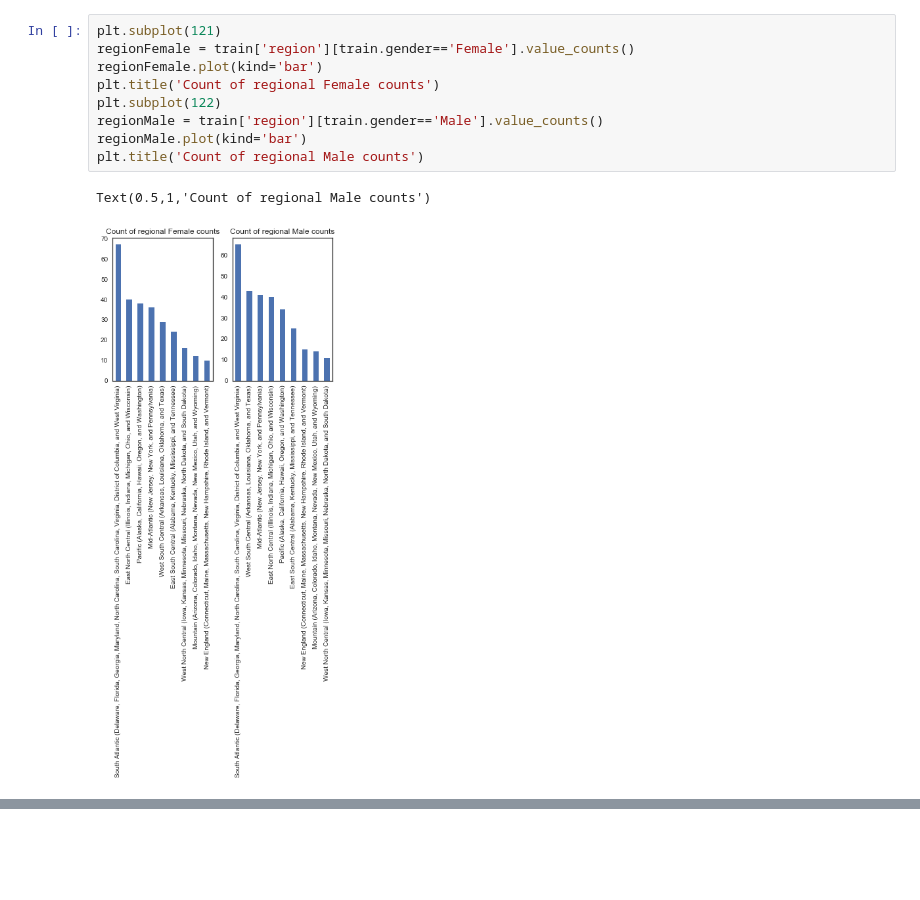
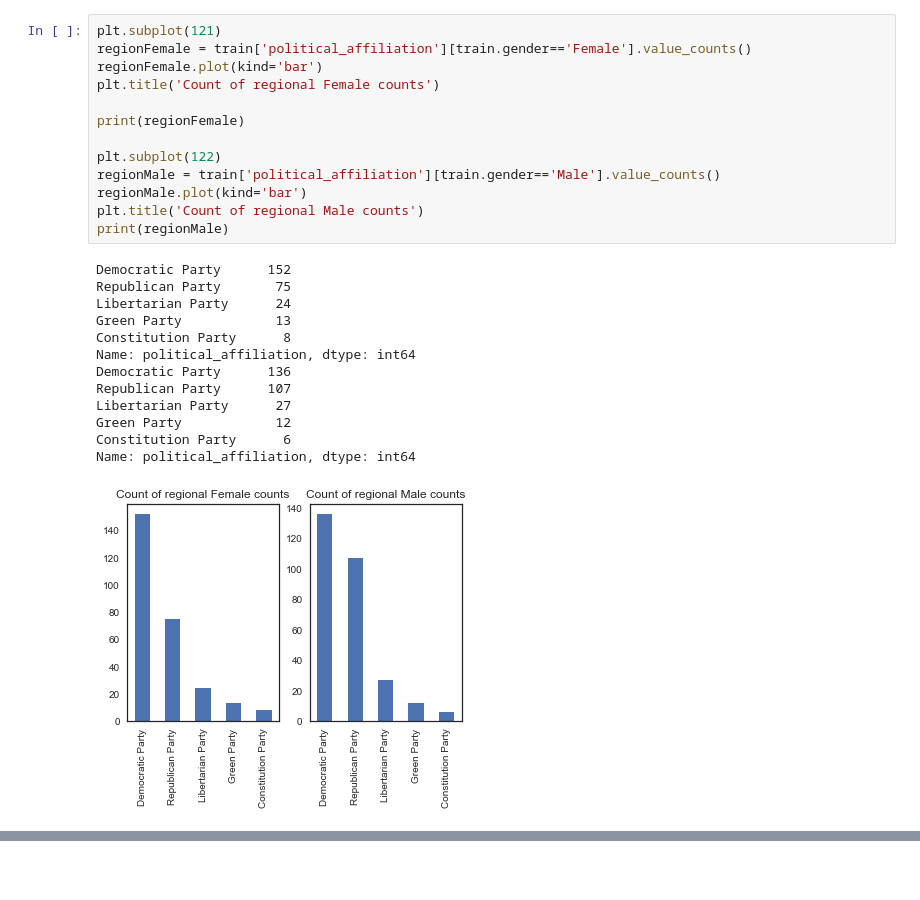
Before and after one commit to naimul011/gun_control_data_analysis, a Jupyter notebook: notebook.ipynb, the cells around one changed output, grey strips where cells are left out. Saved outputs shown, nothing was run; the diff lists cells and outputs as text.

```diff
--- a/notebook.ipynb
+++ b/notebook.ipynb
@@ -120,12 +195,27 @@ Text(0.5,1,'Ratio of acceptance and rejection')
 # %%
 plt.subplot(121)
-regionFemale = train['region'][train.gender=='Female'].value_counts()
+regionFemale = train['political_affiliation'][train.gender=='Female'].value_counts()
 regionFemale.plot(kind='bar')
 plt.title('Count of regional Female counts')
+
+print(regionFemale)
+
 plt.subplot(122)
-regionMale = train['region'][train.gender=='Male'].value_counts()
+regionMale = train['political_affiliation'][train.gender=='Male'].value_counts()
 regionMale.plot(kind='bar')
 plt.title('Count of regional Male counts')
+print(regionMale)
 # %% [output]
-Text(0.5,1,'Count of regional Male counts')
+Democratic Party      152
+Republican Party       75
+Libertarian Party      24
+Green Party            13
+Constitution Party      8
+Name: political_affiliation, dtype: int64
+Democratic Party      136
+Republican Party      107
+Libertarian Party      27
+Green Party            12
+Constitution Party      6
+Name: political_affiliation, dtype: int64
-[figure, old version]
+[figure, new version]
```
Also changed, not shown: parts of 35 cells of this notebook.
